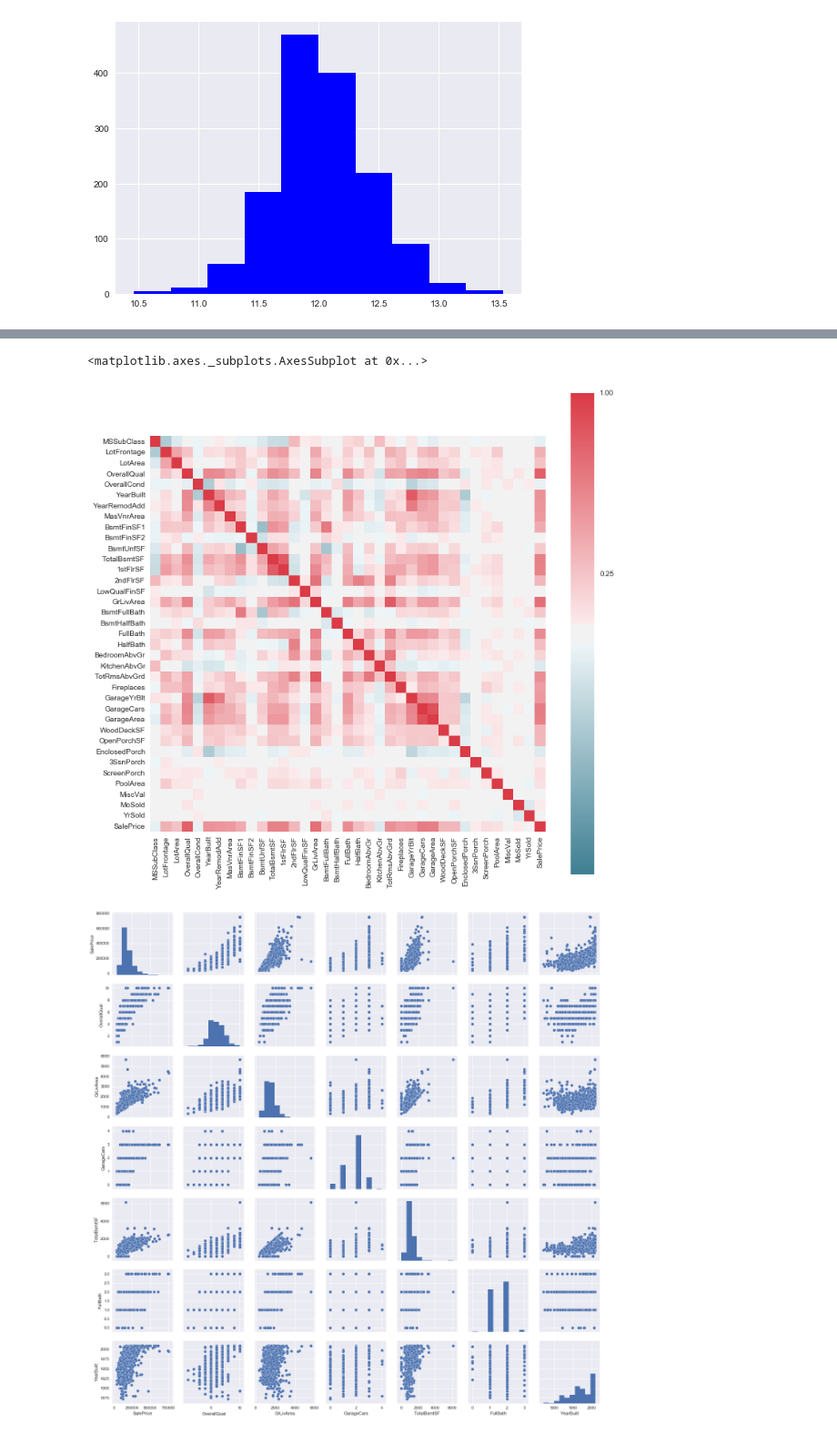
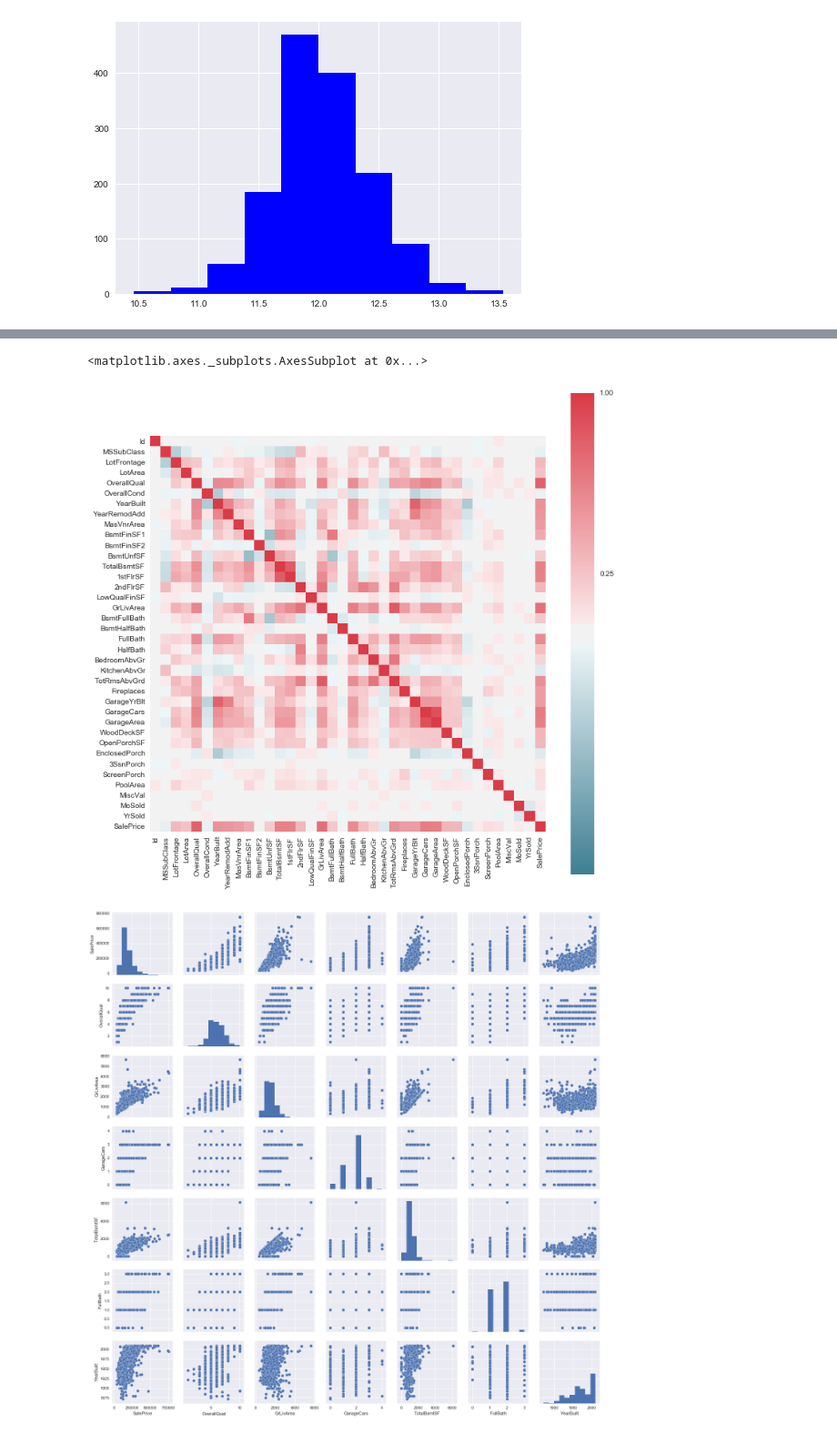
Before and after one commit to ariani86/Machine_Learning_Prohect, a Jupyter notebook: Untitled13.ipynb, the cells around one changed output, grey strips where cells are left out. Shown at 91% size. Drawn from its saved outputs; the diff is of its cells as text; code cells hidden in the pictures.

```diff
--- a/Untitled13.ipynb
+++ b/Untitled13.ipynb
@@ -114,0 +124,2 @@ NameError: name 'mask' is not defined
+# %%
+numeric_train=numeric_train.interpolate(method='linear')
@@ -137,14 +156,14 @@ corr
 # %%
 import seaborn as sns
 # Generate a custom diverging colormap# Generat
 mask = np.zeros_like(corr)
 cmap = sns.diverging_palette(220, 10, as_cmap=True)
-corr = train.select_dtypes(include = ['float64', 'int64']).iloc[:, 1:80].corr()
+#corr = train.select_dtypes(include = ['float64', 'int64']).iloc[:, 1:80].corr()
 plt.figure(figsize=(12, 12))
 sns.heatmap(corr, vmax=1,cmap= cmap, square=True,cbar_kws={"ticks":[0.25,1]}, mask = mask)
 # %% [output]
 <matplotlib.axes._subplots.AxesSubplot at 0x...>
-[figure, old version]
+[figure, new version]
 # %%
 sns.set()
 cols = ['SalePrice', 'OverallQual', 'GrLivArea', 'GarageCars', 'TotalBsmtSF', 'FullBath', 'YearBuilt']
```
Also changed, not shown: parts of 92 cells of this notebook.
